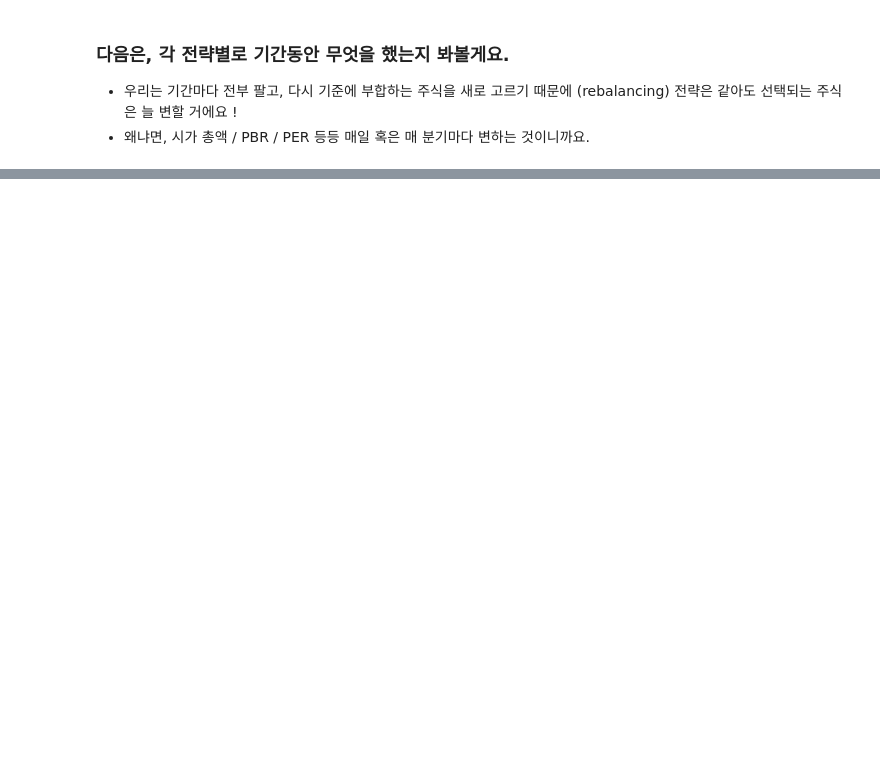
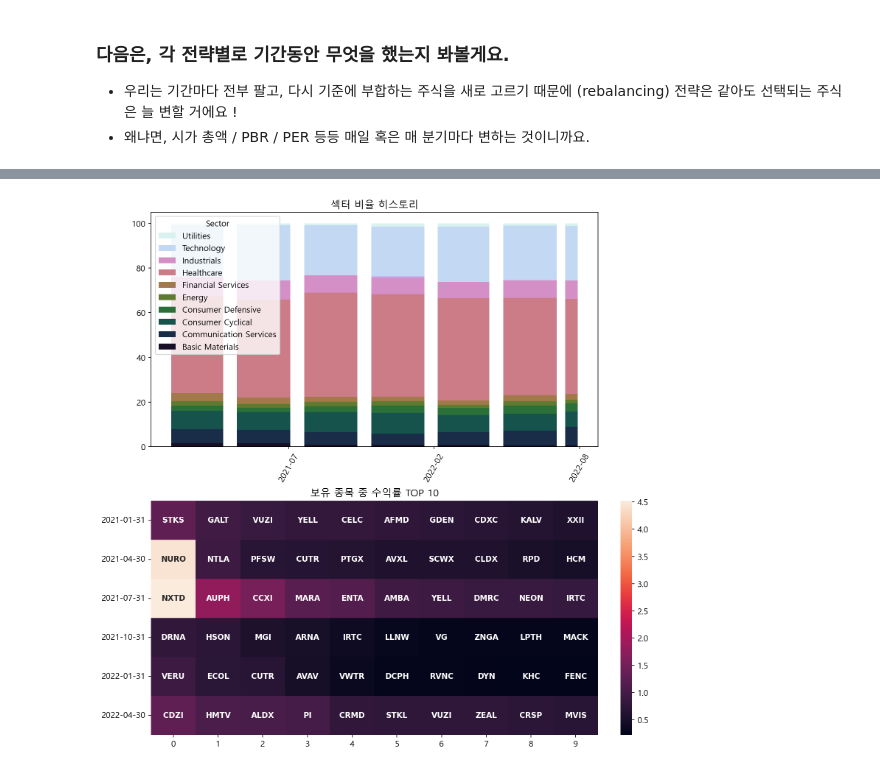
Before and after one commit to icsl-Jeon/EastFox, a Jupyter notebook: seminar/backtesting.ipynb, the cells around one changed output, grey strips where cells are left out. Saved outputs shown, nothing was run; the diff lists cells and outputs as text; code cells hidden in the pictures; blank space fills up the shorter version.

```diff
--- a/seminar/backtesting.ipynb
+++ b/seminar/backtesting.ipynb
@@ -137,3 +107,0 @@ for k, v in price_history_dict.items():
-# %%
-df_all_price_history = get_all_symbols_price_history(strategist_list[0], db_interface)
-df_all_price_history_resample = df_all_price_history.resample('6D').mean()  # TODO param
@@ -178,0 +108,17 @@ plt.show()
+# %%
+from core.evaluate import show_sector_distribution_history, analyze_leaders, prepare_canvas
+import matplotlib.pyplot as plt
+strategist = strategist_list[0]
+prepare_canvas(fontsize=11)
+plt.subplot(2, 1, 1)
+plt.title('섹터 비율 히스토리')
+show_sector_distribution_history(strategist, db_interface)
+plt.subplot(2, 1, 2)
+plt.title('보유 종목 중 수익률 TOP 10')
+df_leader_symbol, df_leader_return_ration =  analyze_leaders(strategist, df_all_price_history, True, {
+            'fontsize': 10,
+            'fontweight': 'bold',
+            'fontfamily': 'sans'
+        })
+# %% [output]
+[figure, added]
```
Also changed, not shown: parts of 16 cells of this notebook, 19 other files.
